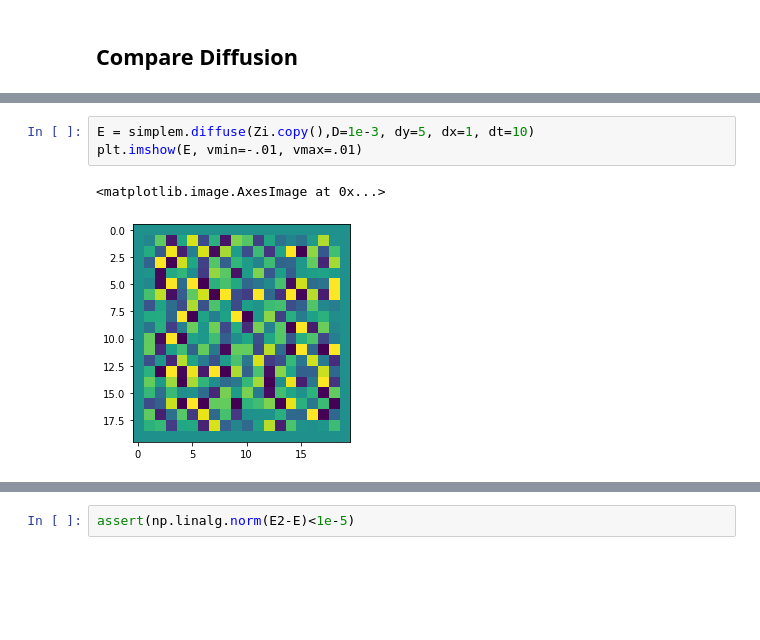
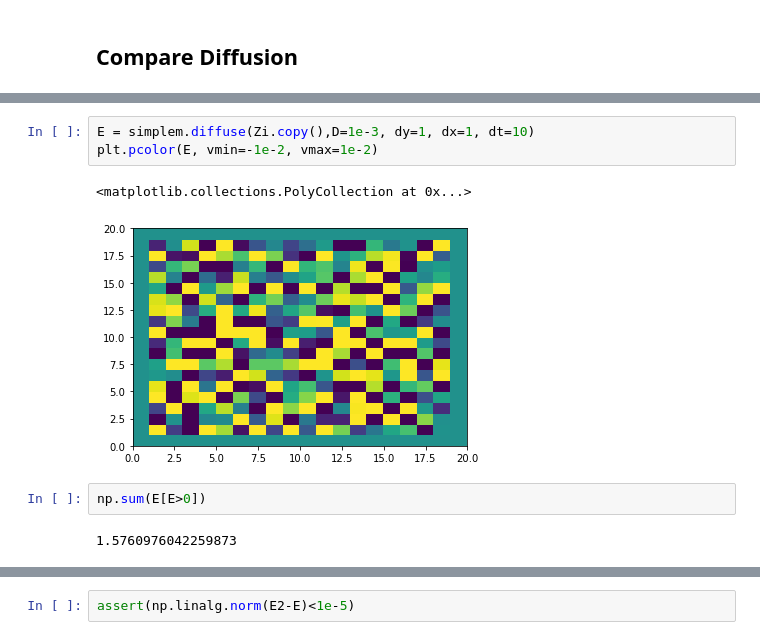
Before and after one commit to ruetg/lem_global_optimize, a Jupyter notebook: tests.ipynb, the cells around one changed output, grey strips where cells are left out. Drawn from its saved outputs; the diff is of its cells as text; blank space fills up the shorter version.

```diff
--- a/tests.ipynb
+++ b/tests.ipynb
@@ -177,7 +173,11 @@ plt.imshow(E2, vmin=-.01, vmax=.01)
 # %%
-E = simplem.diffuse(Zi.copy(),D=1e-3, dy=5, dx=1, dt=10)
-plt.imshow(E, vmin=-.01, vmax=.01)
+E = simplem.diffuse(Zi.copy(),D=1e-3, dy=1, dx=1, dt=10)
+plt.pcolor(E, vmin=-1e-2, vmax=1e-2)
 # %% [output]
-<matplotlib.image.AxesImage at 0x...>
+<matplotlib.collections.PolyCollection at 0x...>
-[figure, old version]
+[figure, new version]
+# %%
+np.sum(E[E>0])
+# %% [output]
+1.5760976042259873
 # %%
```
Also changed, not shown: parts of 19 cells of this notebook, 10 other files.
